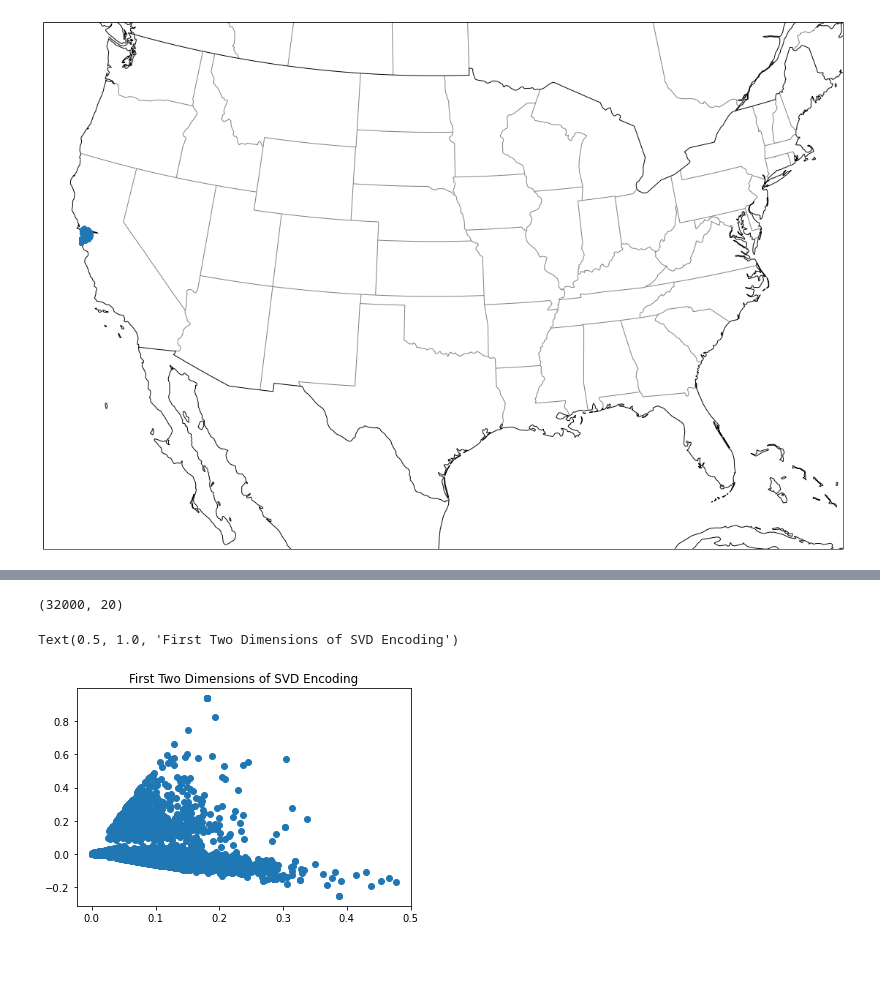
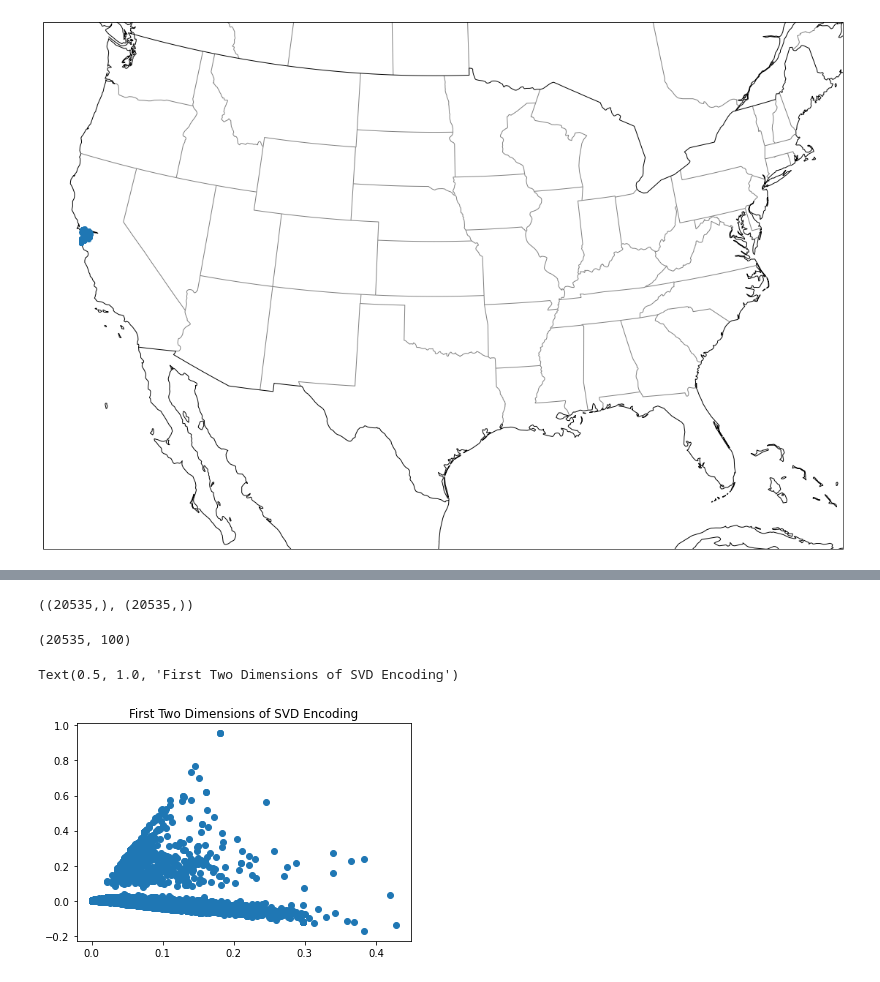
Before and after one commit to zcalhoun/wildfire, a Jupyter notebook: notebooks/san-francisco-v2.ipynb, the cells around one changed output, grey strips where cells are left out. Drawn from its saved outputs; the diff is of its cells as text; code cells hidden in the pictures.

Commit message:
extract y data and run regression

```diff
--- a/notebooks/san-francisco-v2.ipynb
+++ b/notebooks/san-francisco-v2.ipynb
@@ -40,13 +42,16 @@ sf_df = health_df.zoom_in(lat, lon)
 # %%
 # Take a random subsample of the dataframe to reduce the size
-sf_df = sf_df.sample(32000, replace=True)
+sf_df_raw = sf_df_raw.sample(32000, replace=True)
 
 # Ideally this should be before sampling but this way saves time
 # Could this happen in TwitterDataFrame?
-sf_df['created_at'] = [datetime.strptime(d,'%Y-%m-%d %H:%M:%S') for d in sf_df['created_at']]
+sf_df_raw['created_at'] = [datetime.strptime(d,'%Y-%m-%d %H:%M:%S') for d in sf_df_raw['created_at']]
 
 # Subset 5/2018-12/2018
-sf_df = sf_df[sf_df['created_at'] > datetime(2018, 4, 30)]
+sf_df_raw = sf_df_raw[sf_df_raw['created_at'] > datetime(2018, 4, 30)]
 
-sf_df = TwitterDataFrame(sf_df)
+# Change date quantum to day
+sf_df_raw['date'] = sf_df_raw['created_at'].dt.floor('d')
+
+sf_df = TwitterDataFrame(sf_df_raw)
 sf_df.head()
@@ -91,6 +103,8 @@ ax.scatter(sf_df['lon'],sf_df['lat'], transform=cartopy.crs.PlateCarree())
 [figure]
 # %%
 aqi_2018 = pd.read_csv('../data/daily_aqi_by_county_2018.csv')
-ca_aqi = aqi_2018[(aqi_2018['State Name']=='California') & (aqi_2018['county Name']=='San Francisco')]
-ca_aqi.head()
+sf_aqi = aqi_2018[(aqi_2018['State Name']=='California') & (aqi_2018['county Name']=='San Francisco')]
+sf_aqi['Date'] = pd.to_datetime(sf_aqi['Date'])
+
+sf_aqi.head()
 # %% [output]
@@ -100,3 +119,12 @@ ca_aqi.head()
 | 27445 | California | San Francisco | 6 | 75 | 2018-01-03 | 111 | Unhealthy for Sensitive Groups | PM2.5 | ... |
 | 27446 | California | San Francisco | 6 | 75 | 2018-01-04 | 58 | Moderate | PM2.5 | ... |
 | 27447 | California | San Francisco | 6 | 75 | 2018-01-05 | 26 | Good | NO2 | ... |
+# %%
+sf_mrg = pd.merge(left=sf_df, right=sf_aqi, left_on='date', right_on='Date', how='inner')
+
+X = sf_mrg['text']
+y = sf_mrg['AQI'] / max(sf_mrg['AQI']) # standardize
+
+X_train, X_test, y_train, y_test = train_test_split(x, y, test_size=0.2, random_state=23)
+
+sf_mrg.head()
@@ -103,19 +138,23 @@ ca_aqi.head()
+# %%
+X_train.shape, y_train.shape
+# %% [output]
+((20535,), (20535,))
 # %%
 # Vectorize data
 tf_vect = TfidfVectorizer(min_df=1, stop_words="english")
-X_enc = tf_vect.fit_transform(sf_df['text'])
+X_enc = tf_vect.fit_transform(X_train)
 
 # Run trunvated SVD on the vector encodings
-svd = TruncatedSVD(n_components=20)
-svd_lsa = svd.fit_transform(X_enc)
+svd = TruncatedSVD(n_components=100)
+X_lsa = svd.fit_transform(X_enc)
 
-print(svd_lsa.shape)
+X_lsa.shape
 # %% [output]
-(32000, 20)
+(20535, 100)
 # %%
 # Scatter the results
-plt.scatter(svd_lsa[:, 0], svd_lsa[:, 1])
+plt.scatter(X_lsa[:, 0], X_lsa[:, 1])
 plt.title("First Two Dimensions of SVD Encoding")
 # %% [output]
 Text(0.5, 1.0, 'First Two Dimensions of SVD Encoding')
-[figure, old version]
+[figure, new version]
```
Also changed, not shown: parts of 9 cells of this notebook.
